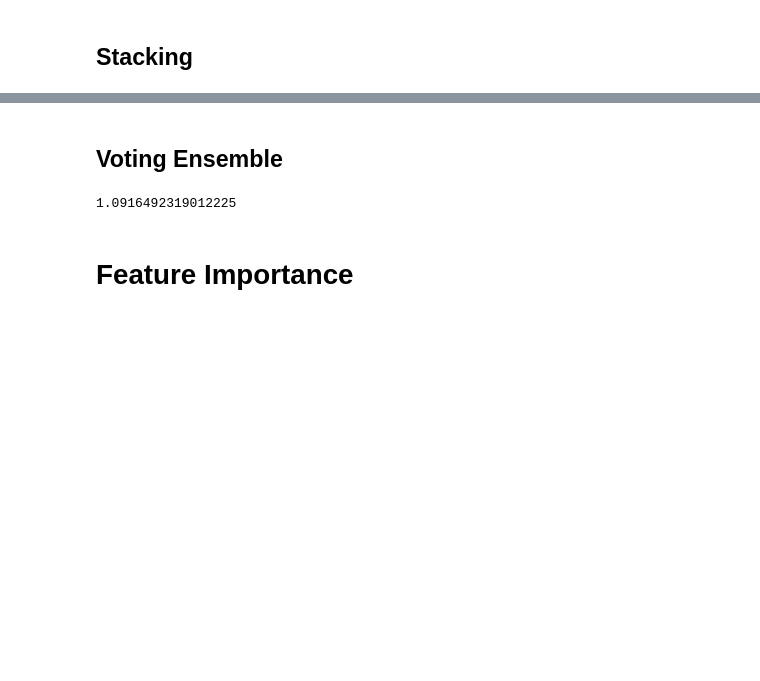
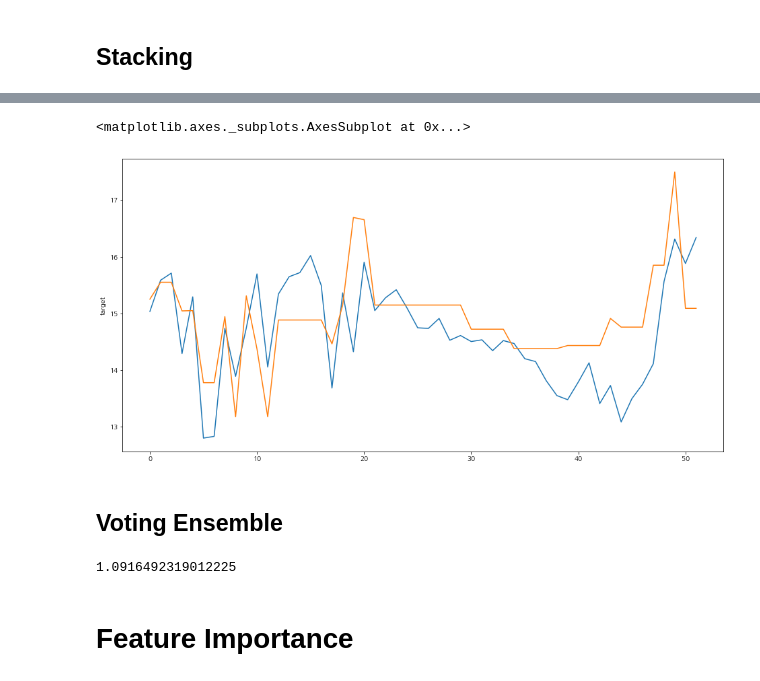
Before and after one commit to qkrwjdduf159/BigContest, a Jupyter notebook: 연어 EDA.ipynb, the cells around one changed output, grey strips where cells are left out. Cells and saved outputs as stored; diff of their text form; code cells hidden in the pictures; blank space fills up the shorter version.

```diff
--- a/연어 EDA.ipynb
+++ b/연어 EDA.ipynb
@@ -878,3 +909,16 @@ print(RMSE)
+# %%
+# 예측값과 실제값을 가지고 lineplot을 그리기 위해서 데이터 프레임으로 바꾼다.
+y_val = pd.DataFrame(y_val)
+y_pred = pd.DataFrame(y_pred)
+y_pred = y_pred.rename(columns = {0:'target'})
+
+# 대부분 못 맞추는 것을 알 수 있다.
+plt.figure(figsize = (16,8))
+sns.lineplot(data = y_val, x = y_val.index, y = 'target')
+sns.lineplot(data = y_pred, x = y_pred.index, y  = 'target')
+# %% [output]
+<matplotlib.axes._subplots.AxesSubplot at 0x...>
+[figure, added]
 # %% [markdown]
 ## Voting Ensemble
 # %%
```
Also changed, not shown: parts of 36 cells of this notebook.
